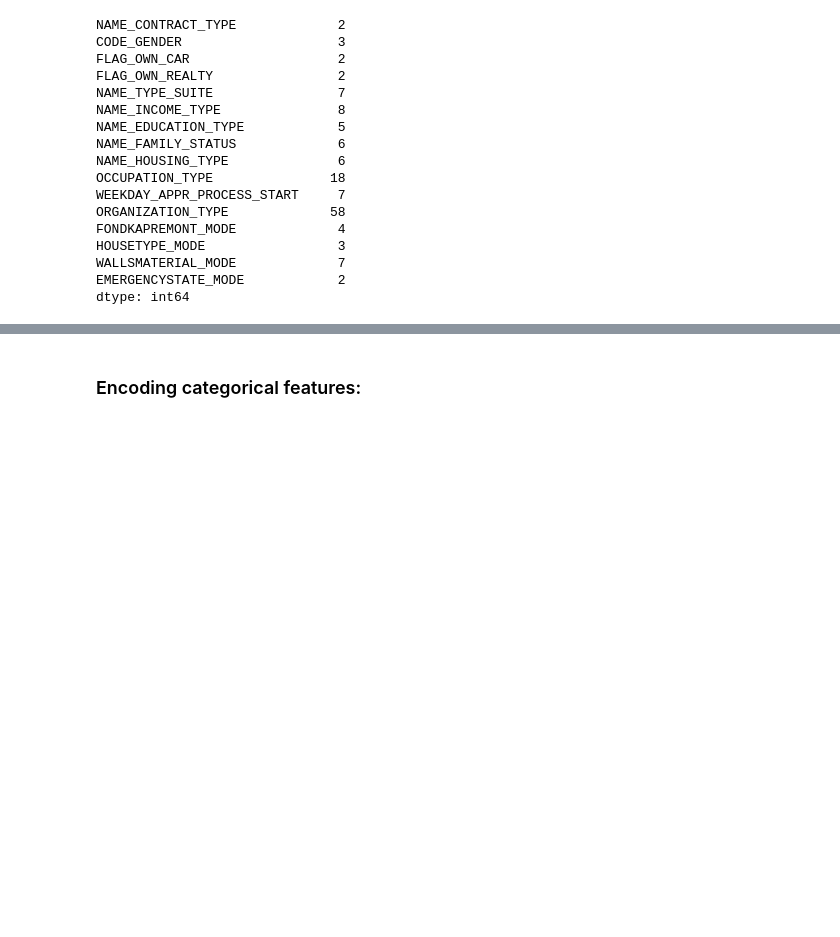
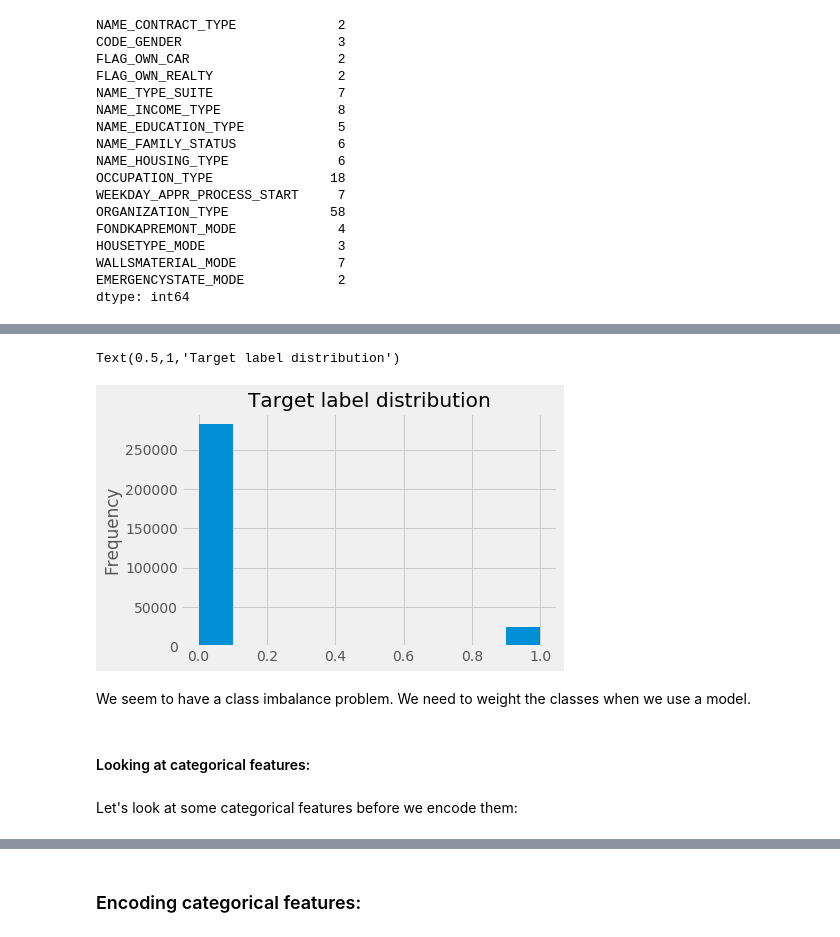
Before and after one commit to ashiquem/home-credit-default-risk, a Jupyter notebook: defaultRisk.ipynb, the cells around one changed output, grey strips where cells are left out. Drawn from its saved outputs; the diff is of its cells as text; code cells hidden in the pictures; blank space fills up the shorter version.

Commit message:
further EDA and baseline
further exploration of the main data set. vanilla decision tree and logistic regression baseline modelling

```diff
--- a/defaultRisk.ipynb
+++ b/defaultRisk.ipynb
@@ -103,0 +115,16 @@ dtype: int64
+# %%
+# Lets set some visualization parameters:
+plt.style.use('fivethirtyeight')
+# %%
+# Examining target label distribution:
+app_train['TARGET'].plot.hist()
+plt.title('Target label distribution')
+# %% [output]
+Text(0.5,1,'Target label distribution')
+[figure, added]
+# %% [markdown]
+We seem to have a class imbalance problem. We need to weight the classes when we use a model.
+# %% [markdown]
+#### Looking at categorical features:
+# %% [markdown]
+Let's look at some categorical features before we encode them:
```
Also changed, not shown: parts of 60 cells of this notebook.
